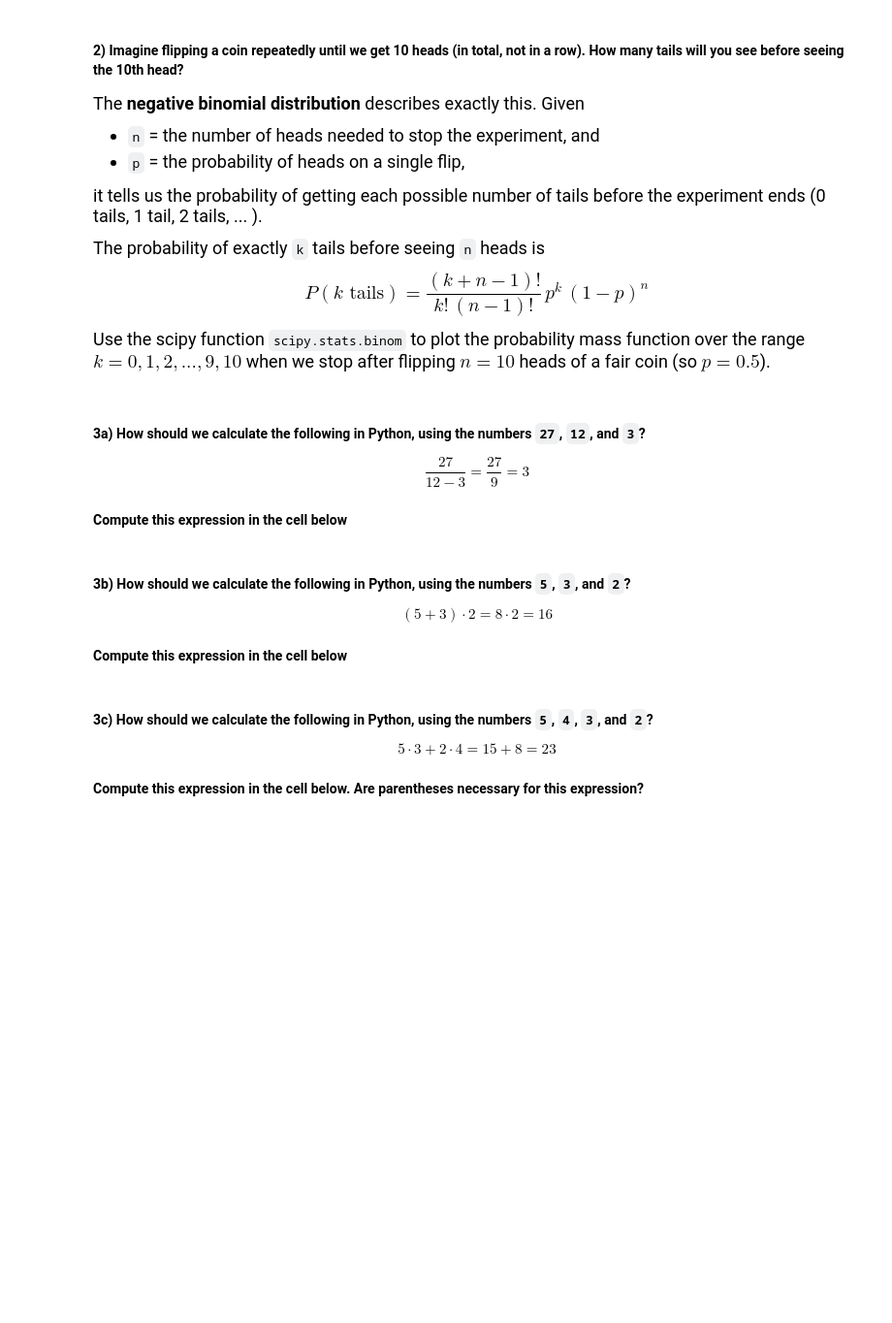
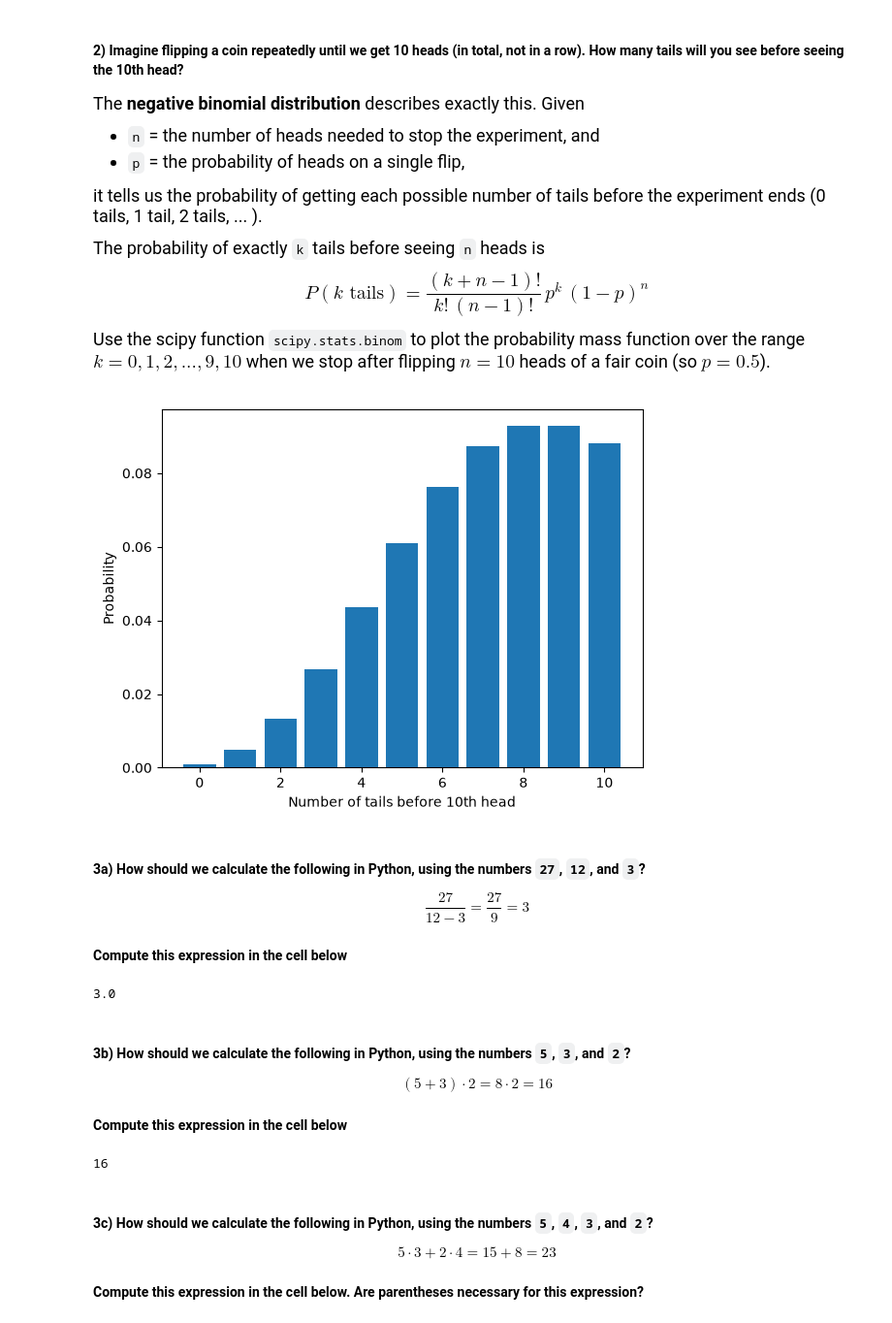
Before and after one commit to astrofs/datasci185fall2026, a Jupyter notebook: Lecture_05_Libraries_and_Specialized_Functions/Lecture5 copy.ipynb, the cells around one changed output. Shown at 97% size. Cells and saved outputs as stored; diff of their text form; code cells hidden in the pictures; blank space fills up the shorter version.

```diff
--- a/Lecture_05_Libraries_and_Specialized_Functions/Lecture5 copy.ipynb
+++ b/Lecture_05_Libraries_and_Specialized_Functions/Lecture5 copy.ipynb
@@ -582,3 +585,18 @@ Use the scipy function `scipy.stats.binom` to plot the probability mass function
+# %%
+# Your code here
+
+k_tails = np.arange(0, 11)
+n = 10
+p = 0.5
+
+pmf_vals = stats.nbinom.pmf(k_tails, n, p)
+
+plt.bar(k_tails, pmf_vals)
+plt.xlabel("Number of tails before 10th head")
+plt.ylabel("Probability")
+plt.show()
+# %% [output]
+[figure, added]
 # %% [markdown]
 #### **3a)** How should we calculate the following in Python, using the numbers `27`, `12`, and `3`?
 
@@ -591,3 +606,7 @@ $$ \frac{27}{12 - 3} = \frac{27}{9} = 3$$
+# %%
+print(27 / (12 - 3))
+# %% [output]
+3.0
 # %% [markdown]
 #### **3b)** How should we calculate the following in Python, using the numbers `5`, `3`, and `2`?
 
@@ -597,6 +616,9 @@ $$ (5 + 3)\cdot 2 = 8 \cdot 2 = 16$$
 # %%
 # Calculate the expression above using the numbers 5, 3, 2
 # Print the value -- you should get the number 16
+print((5 + 3) * 2)
+# %% [output]
+16
 # %% [markdown]
 #### **3c)** How should we calculate the following in Python, using the numbers `5`, `4`, `3`, and `2`?
 
```
Also changed, not shown: parts of 15 cells of this notebook, 3 other files.
